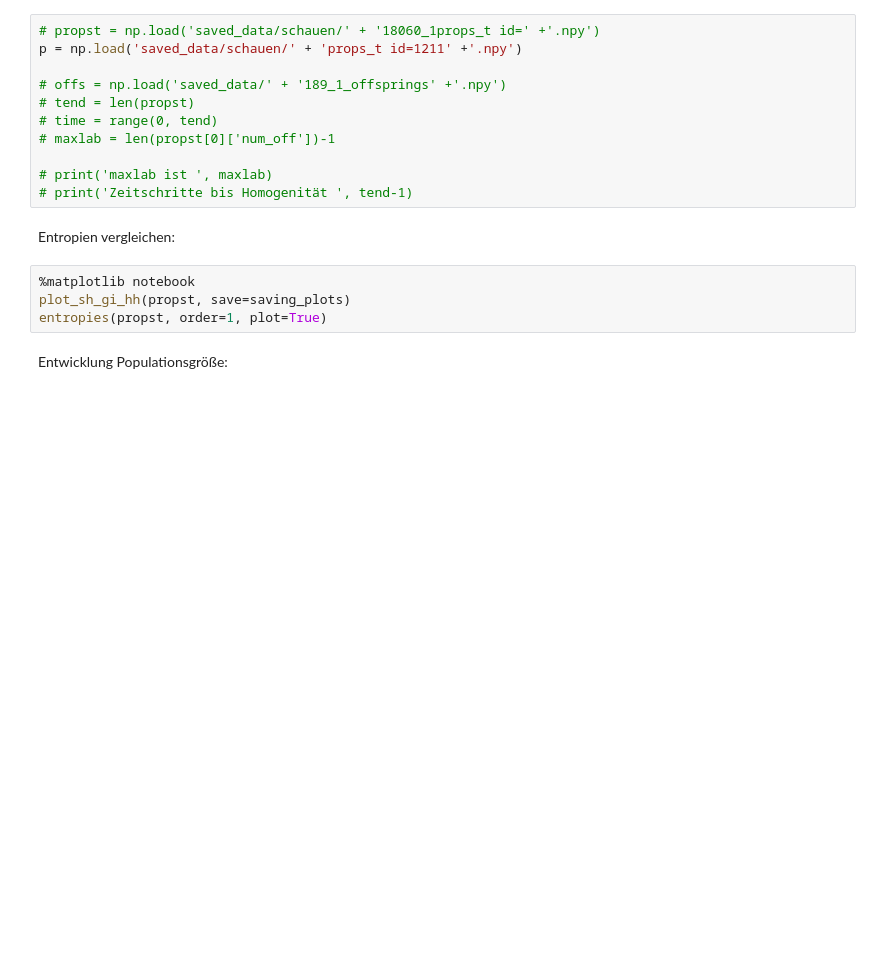
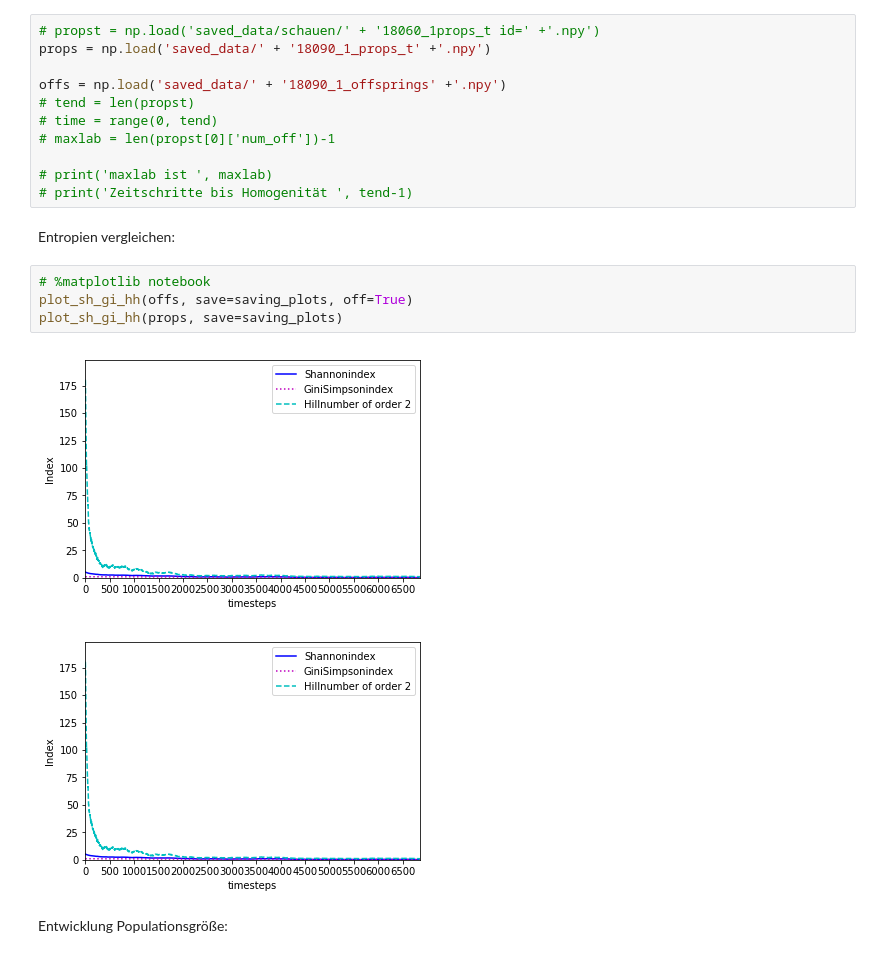
Before and after one commit to sisyga/biolgca, a Jupyter notebook: analysis.ipynb, the cells around one changed output. Drawn from its saved outputs; the diff is of its cells as text; blank space fills up the shorter version.

Commit message:
add offspring option in entropies, hill and popsize

```diff
--- a/analysis.ipynb
+++ b/analysis.ipynb
@@ -14,9 +14,9 @@ saving_plots = False
 Daten einlesen:
 # %%
 # propst = np.load('saved_data/schauen/' + '18060_1props_t id=' +'.npy')
-p = np.load('saved_data/schauen/' + 'props_t id=1211' +'.npy')
+props = np.load('saved_data/' + '18090_1_props_t' +'.npy')
 
-# offs = np.load('saved_data/' + '189_1_offsprings' +'.npy')
+offs = np.load('saved_data/' + '18090_1_offsprings' +'.npy')
 # tend = len(propst)
 # time = range(0, tend)
 # maxlab = len(propst[0]['num_off'])-1
@@ -26,9 +26,12 @@ p = np.load('saved_data/schauen/' + 'props_t id=1211' +'.npy')
 # %% [markdown]
 Entropien vergleichen:
 # %%
-%matplotlib notebook
-plot_sh_gi_hh(propst, save=saving_plots)
-entropies(propst, order=1, plot=True)
+# %matplotlib notebook
+plot_sh_gi_hh(offs, save=saving_plots, off=True)
+plot_sh_gi_hh(props, save=saving_plots)
+# %% [output]
+[figure, added]
+[figure, added]
 # %% [markdown]
 Entwicklung Populationsgröße:
 # %%
```
Also changed, not shown: parts of 2 cells of this notebook, 2 other files.
